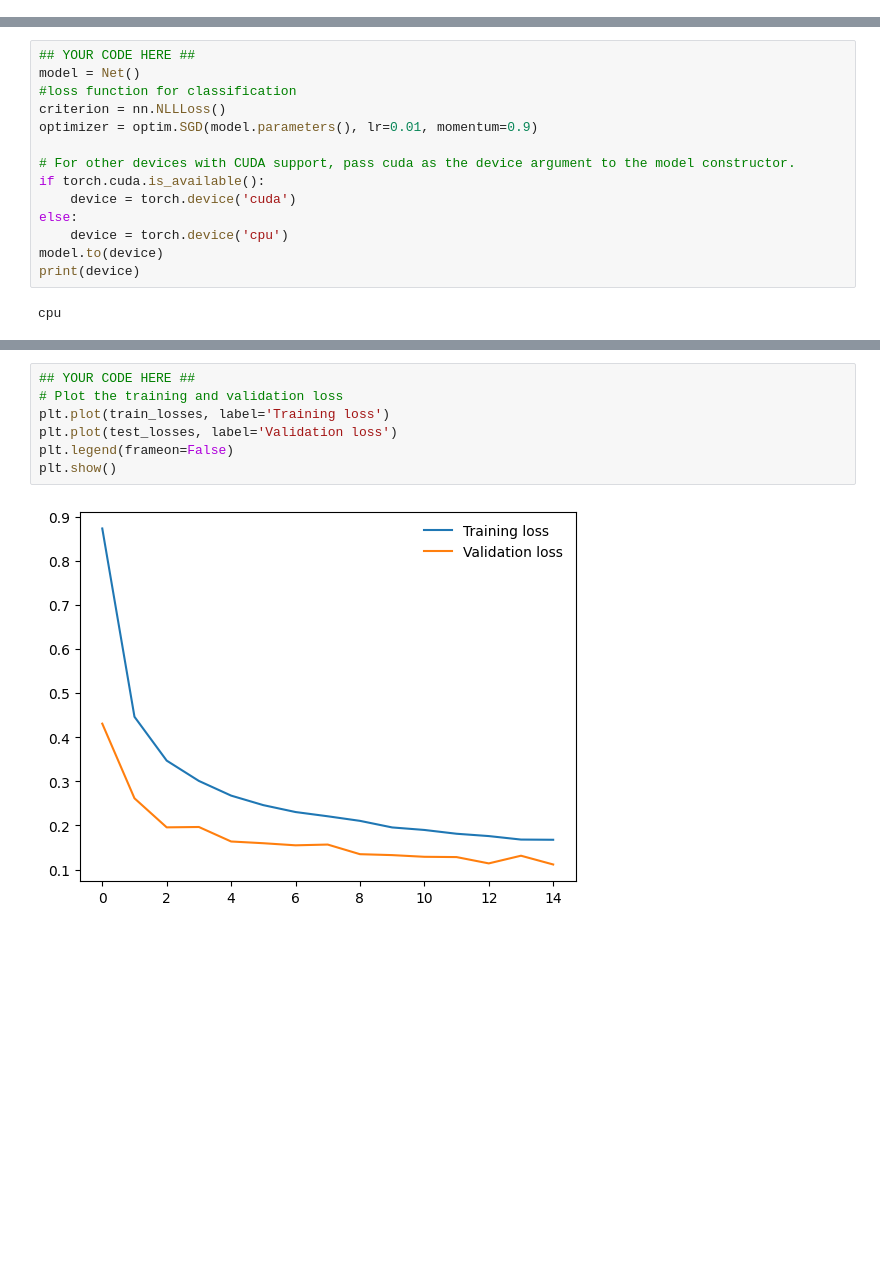
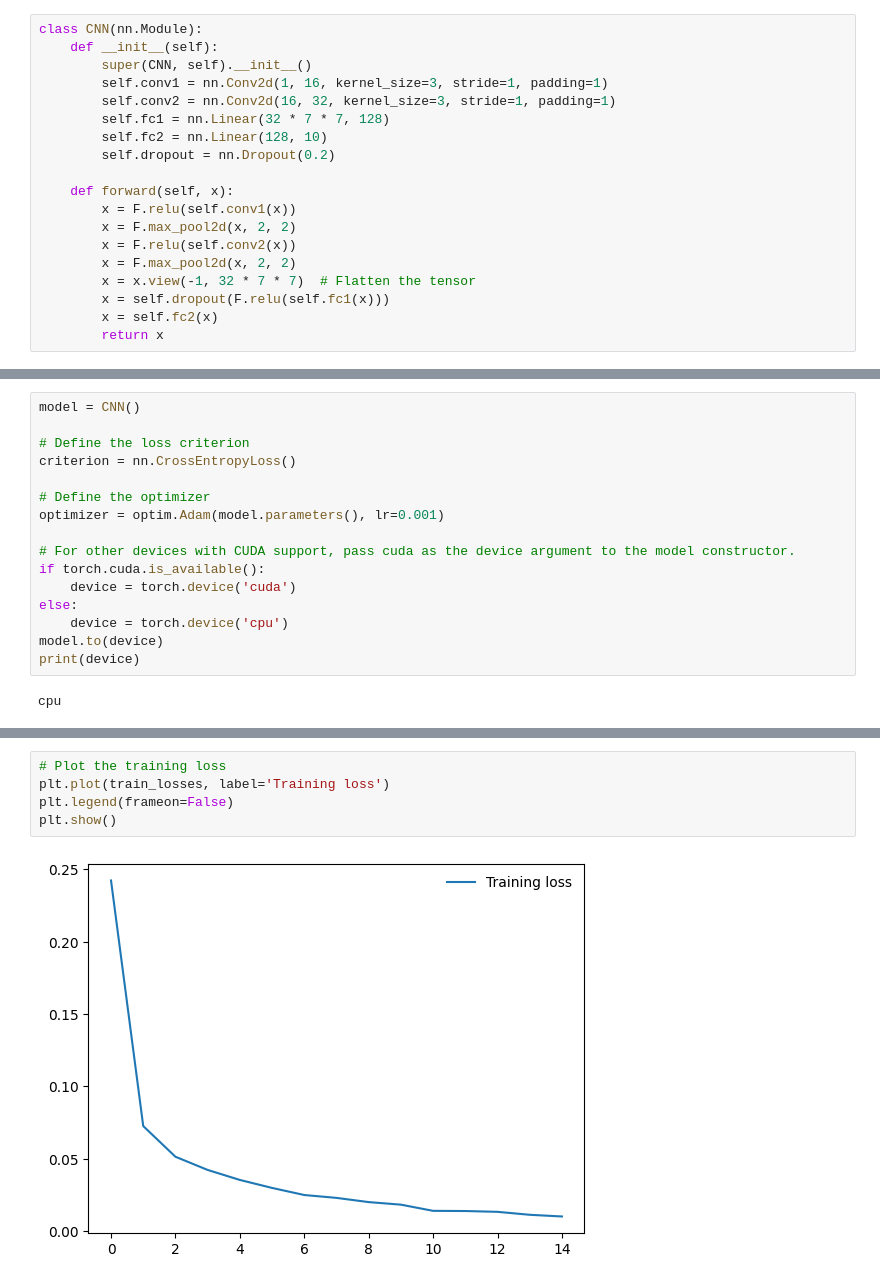
Before and after one commit to qudus4l/Handwritten-Digits-Classifier-with-PyTorch, a Jupyter notebook: MNIST_Handwritten_Digits.ipynb, the cells around one changed output, grey strips where cells are left out. Saved outputs shown, nothing was run; the diff lists cells and outputs as text; blank space fills up the shorter version.

Commit message:
Improve Model, add betas to optim

```diff
--- a/MNIST_Handwritten_Digits.ipynb
+++ b/MNIST_Handwritten_Digits.ipynb
@@ -147,2 +158,21 @@ class Net(nn.Module):
+# %%
+class CNN(nn.Module):
+    def __init__(self):
+        super(CNN, self).__init__()
+        self.conv1 = nn.Conv2d(1, 16, kernel_size=3, stride=1, padding=1)
+        self.conv2 = nn.Conv2d(16, 32, kernel_size=3, stride=1, padding=1)
+        self.fc1 = nn.Linear(32 * 7 * 7, 128)
+        self.fc2 = nn.Linear(128, 10)
+        self.dropout = nn.Dropout(0.2)
+
+    def forward(self, x):
+        x = F.relu(self.conv1(x))
+        x = F.max_pool2d(x, 2, 2)
+        x = F.relu(self.conv2(x))
+        x = F.max_pool2d(x, 2, 2)
+        x = x.view(-1, 32 * 7 * 7)  # Flatten the tensor
+        x = self.dropout(F.relu(self.fc1(x)))
+        x = self.fc2(x)
+        return x
 # %% [markdown]
 Specify a loss function and an optimizer, and instantiate the model.
@@ -151,9 +179,11 @@ If you use a less common loss function, please note why you chose that loss func
 # %%
-## YOUR CODE HERE ##
-model = Net()
-#loss function for classification
-criterion = nn.NLLLoss()
-optimizer = optim.SGD(model.parameters(), lr=0.01, momentum=0.9)
+model = CNN()
+
+# Define the loss criterion
+criterion = nn.CrossEntropyLoss()
+
+# Define the optimizer
+optimizer = optim.Adam(model.parameters(), lr=0.001)
 
 # For other devices with CUDA support, pass cuda as the device argument to the model constructor.
 if torch.cuda.is_available():
@@ -236,9 +262,7 @@ Plot the training loss (and validation loss/accuracy, if recorded).
 # %%
-## YOUR CODE HERE ##
-# Plot the training and validation loss
+# Plot the training loss
 plt.plot(train_losses, label='Training loss')
-plt.plot(test_losses, label='Validation loss')
 plt.legend(frameon=False)
 plt.show()
 # %% [output]
-[figure, old version]
+[figure, new version]
```
Also changed, not shown: parts of 24 cells of this notebook, 2 other files.
